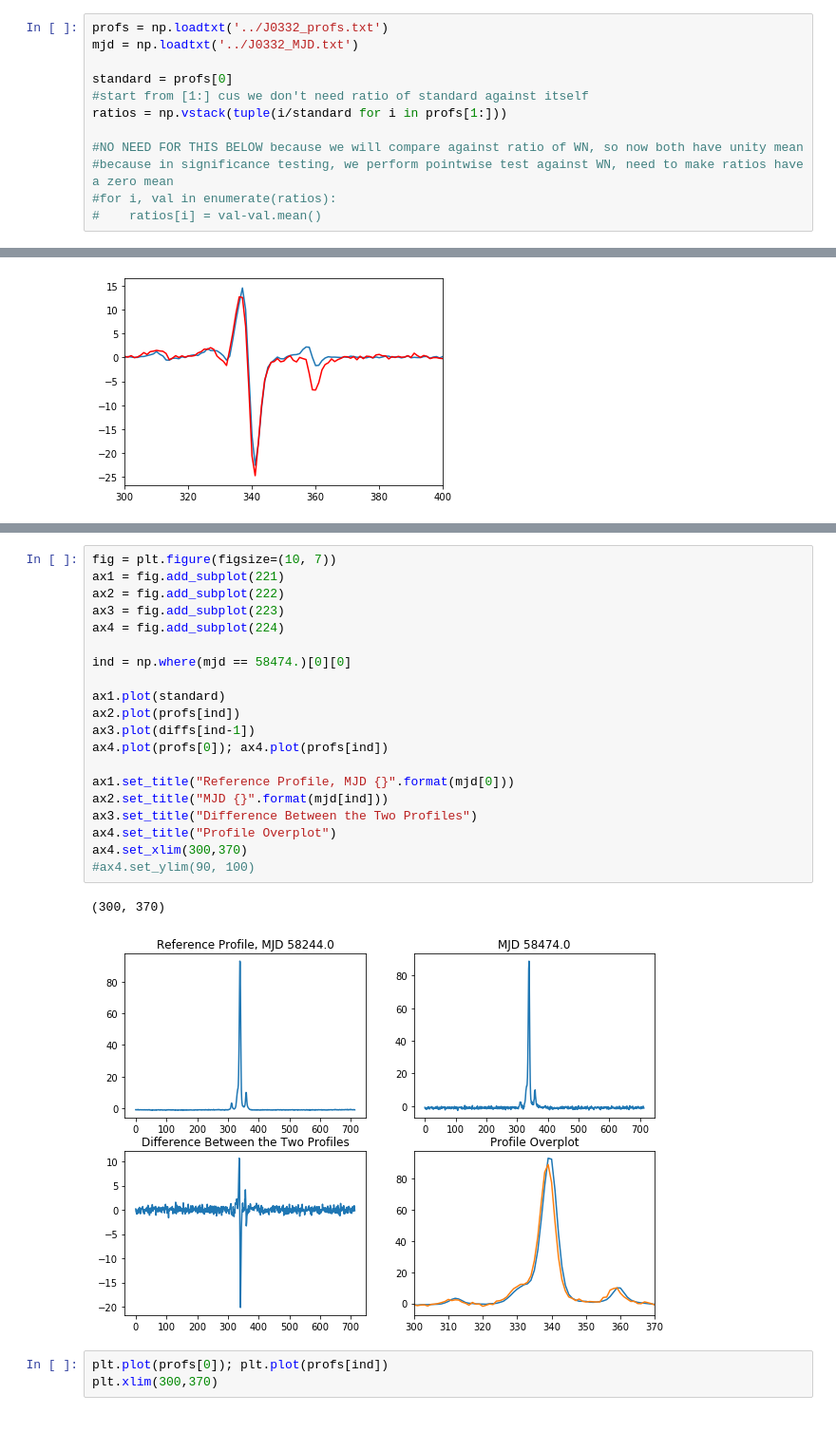
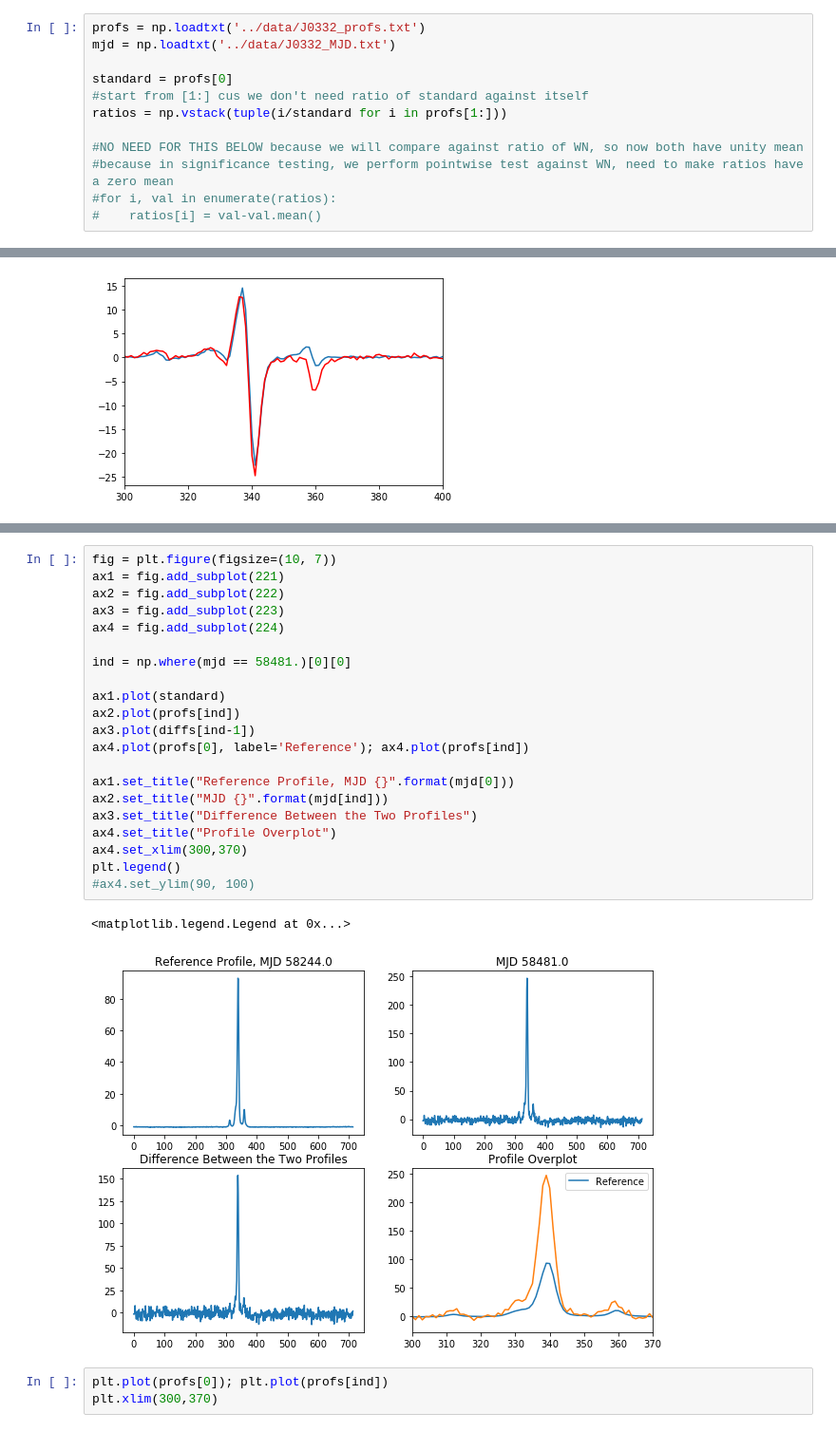
Before and after one commit to minyoungk99/IRES, a Jupyter notebook: other_notebooks/create_ratios_diffs.ipynb, the cells around one changed output, grey strips where cells are left out. Shown at 95% size. Saved outputs shown, nothing was run; the diff lists cells and outputs as text.

```diff
--- a/other_notebooks/create_ratios_diffs.ipynb
+++ b/other_notebooks/create_ratios_diffs.ipynb
@@ -15,8 +12,8 @@ The autoreload extension is already loaded. To reload it, use:
 # %% [markdown]
 # Pick standard profile, say ind0, and take ratio of others against it
 # %%
-profs = np.loadtxt('../J0332_profs.txt')
-mjd = np.loadtxt('../J0332_MJD.txt')
+profs = np.loadtxt('../data/J0332_profs.txt')
+mjd = np.loadtxt('../data/J0332_MJD.txt')
 
 standard = profs[0]
 #start from [1:] cus we don't need ratio of standard against itself
@@ -72,26 +99,27 @@ u.gridplot(diffs, 5, hist=False, mjd=mjd)
 # %%
 fig = plt.figure(figsize=(10, 7))
 ax1 = fig.add_subplot(221)
 ax2 = fig.add_subplot(222)
 ax3 = fig.add_subplot(223)
 ax4 = fig.add_subplot(224)
 
-ind = np.where(mjd == 58474.)[0][0]
+ind = np.where(mjd == 58481.)[0][0]
 
 ax1.plot(standard)
 ax2.plot(profs[ind])
 ax3.plot(diffs[ind-1])
-ax4.plot(profs[0]); ax4.plot(profs[ind])
+ax4.plot(profs[0], label='Reference'); ax4.plot(profs[ind])
 
 ax1.set_title("Reference Profile, MJD {}".format(mjd[0]))
 ax2.set_title("MJD {}".format(mjd[ind]))
 ax3.set_title("Difference Between the Two Profiles")
 ax4.set_title("Profile Overplot")
 ax4.set_xlim(300,370)
+plt.legend()
 #ax4.set_ylim(90, 100)
 # %% [output]
-(300, 370)
+<matplotlib.legend.Legend at 0x...>
-[figure, old version]
+[figure, new version]
 # %%
 plt.plot(profs[0]); plt.plot(profs[ind])
 plt.xlim(300,370)
```
Also changed, not shown: parts of 3 cells of this notebook, 5 other files.
